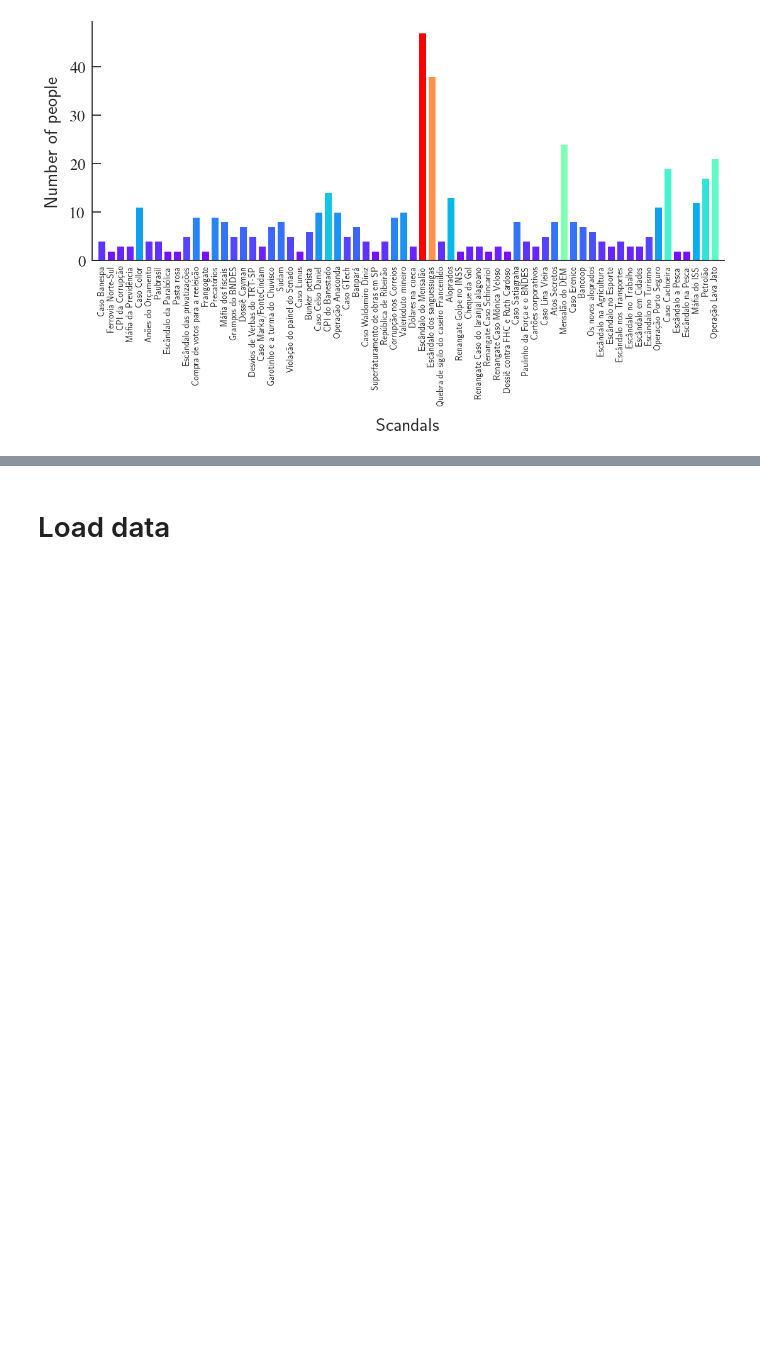
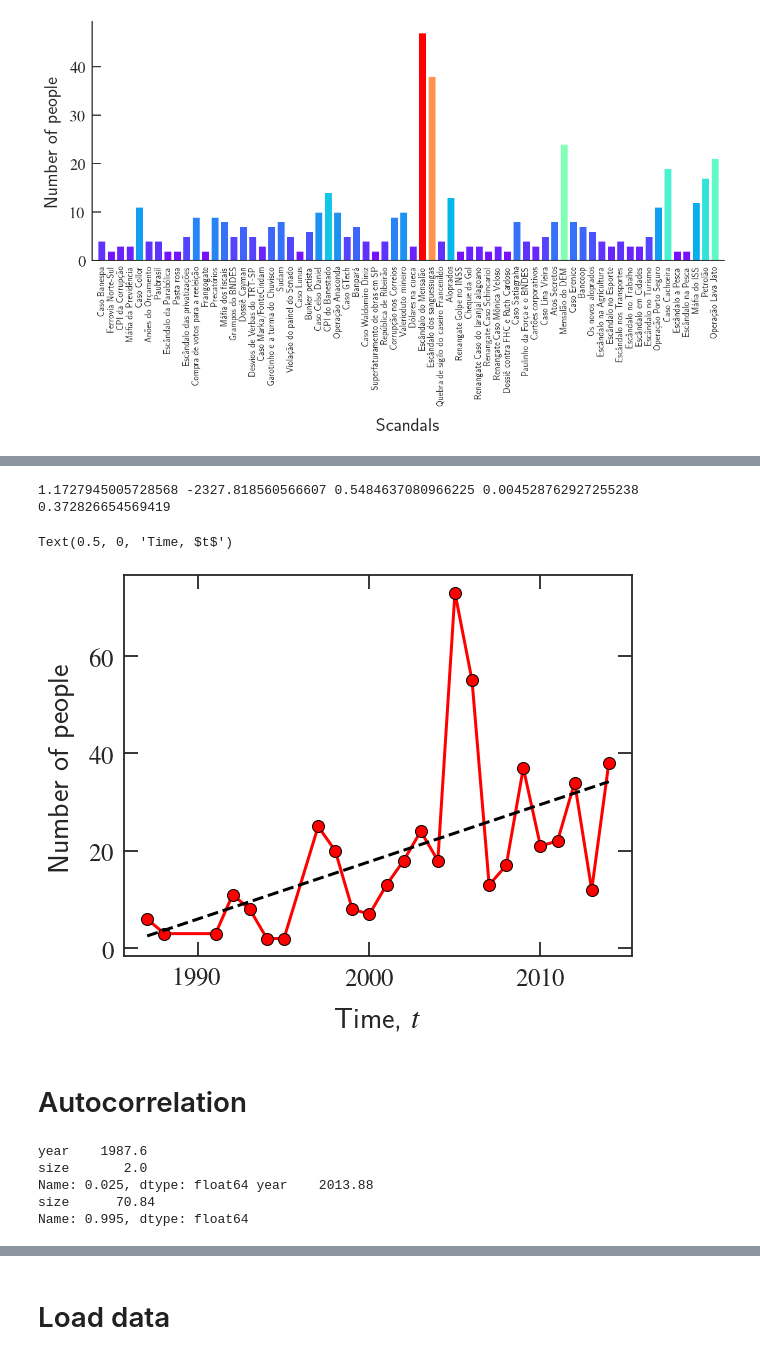
Before and after one commit to lgaalves/AppliedMathSchoolLectures, a Jupyter notebook: day-6-complex-network-analysis-of-corruption/03 - Corruption Network.ipynb, the cells around one changed output, grey strips where cells are left out. Saved outputs shown, nothing was run; the diff lists cells and outputs as text; code cells hidden in the pictures; blank space fills up the shorter version.

```diff
--- a/day-6-complex-network-analysis-of-corruption/03 - Corruption Network.ipynb
+++ b/day-6-complex-network-analysis-of-corruption/03 - Corruption Network.ipynb
@@ -142,0 +244,3 @@ Text(0.5, 0, 'Scandals')
+# %%
+df=df_size.groupby('year').sum().reset_index()
+df.head()
@@ -142,0 +254,40 @@ Text(0.5, 0, 'Scandals')
+# %%
+x,y=df.year,df['size']
+
+slope, intercept, r_value, p_value, std_err = stats.linregress(x,y)
+print(slope, intercept, r_value, p_value, std_err )
+
+def f_linear(x,slope, intercept):
+    y=intercept+slope*x
+    return y
+# %% [output]
+1.1727945005728568 -2327.818560566607 0.5484637080966225 0.004528762927255238 0.372826654569419
+# %%
+fig, ax = plt.subplots(figsize=figsize)
+ax.plot(x, y,
+        marker='o',
+        color='r',
+        markeredgecolor='k',
+        markersize=12,
+        linewidth=3)
+
+xr=np.arange(1987,2015,1)
+
+ax.plot(x, f_linear(x,slope, intercept),
+        marker='o',
+        color='k',
+        linestyle='dashed',
+        markeredgecolor='k',
+        markersize=0,
+        linewidth=3)
+
+ax.xaxis.set_major_locator(ticker.MultipleLocator(10))
+
+
+ax.set_ylabel(r"Number of people")
+ax.set_xlabel(r"Time, $t$")
+# %% [output]
+Text(0.5, 0, 'Time, $t$')
+[figure, added]
+# %% [markdown]
+# Autocorrelation
@@ -142,0 +303,9 @@ Text(0.5, 0, 'Scandals')
+# %%
+yinf,ysup=df.quantile(.025),df.quantile(.995)
+print(yinf,ysup)
+# %% [output]
+year    1987.6
+size       2.0
+Name: 0.025, dtype: float64 year    2013.88
+size      70.84
+Name: 0.995, dtype: float64
```
Also changed, not shown: parts of 29 cells of this notebook.
